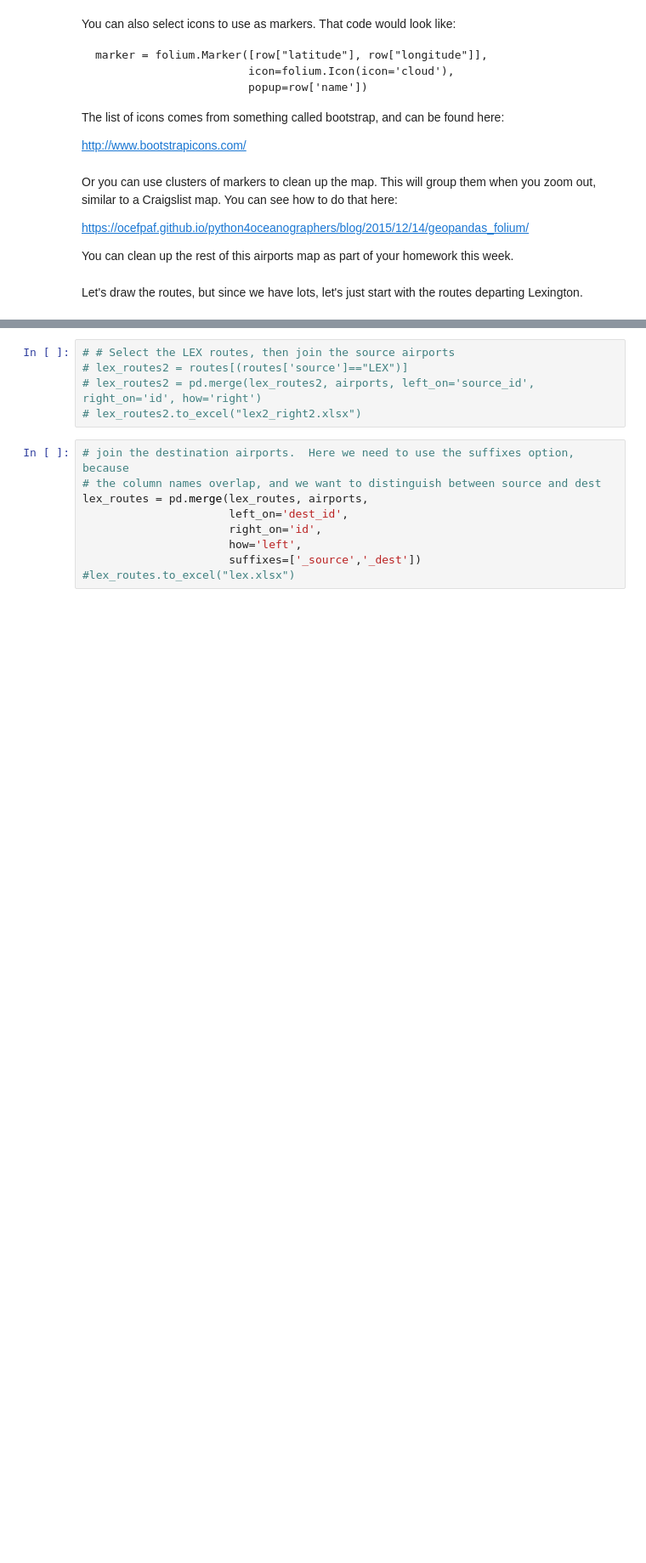
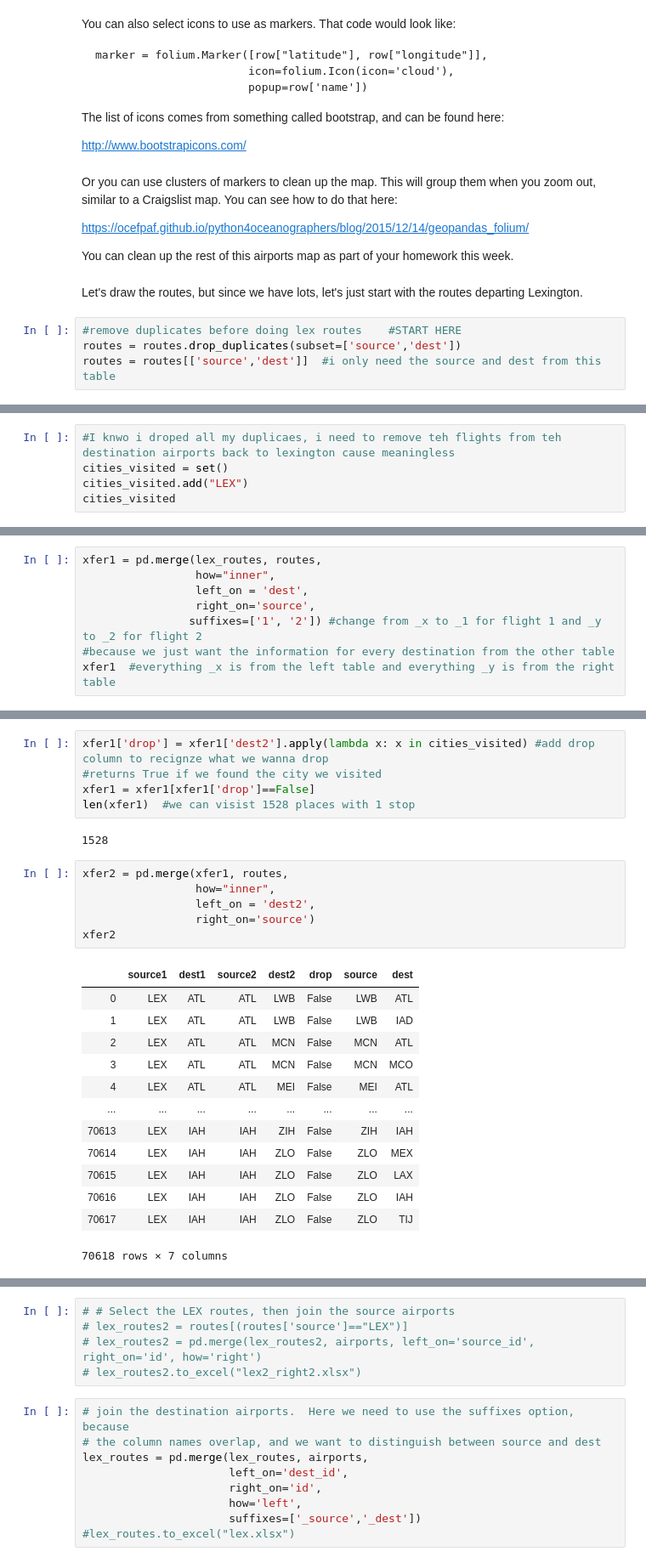
Before and after one commit to mnbo229/ce599, a Jupyter notebook: 08-Mapping/interactive-mapping.ipynb, the cells around one changed output, grey strips where cells are left out. Shown: that part at 85% size. Cells and saved outputs as stored; diff of their text form; blank space fills up the shorter version.

```diff
--- a/08-Mapping/interactive-mapping.ipynb
+++ b/08-Mapping/interactive-mapping.ipynb
@@ -210,3 +210,7 @@ https://ocefpaf.github.io/python4oceanographers/blog/2015/12/14/geopandas_folium
 You can clean up the rest of this airports map as part of your homework this week.
 # %% [markdown]
 Let's draw the routes, but since we have lots, let's just start with the routes departing Lexington.
+# %%
+#remove duplicates before doing lex routes    #START HERE
+routes = routes.drop_duplicates(subset=['source','dest'])
+routes = routes[['source','dest']]  #i only need the source and dest from this table
@@ -212,0 +236,5 @@ Let's draw the routes, but since we have lots, let's just start with the routes
+# %%
+#I knwo i droped all my duplicaes, i need to remove teh flights from teh destination airports back to lexington cause meaningless
+cities_visited = set()
+cities_visited.add("LEX")
+cities_visited
@@ -212,0 +264,8 @@ Let's draw the routes, but since we have lots, let's just start with the routes
+# %%
+xfer1 = pd.merge(lex_routes, routes,
+                 how="inner",
+                 left_on = 'dest',
+                 right_on='source',
+                suffixes=['1', '2']) #change from _x to _1 for flight 1 and _y to _2 for flight 2
+#because we just want the information for every destination from the other table
+xfer1  #everything _x is from the left table and everything _y is from the right table
@@ -212,0 +309,27 @@ Let's draw the routes, but since we have lots, let's just start with the routes
+# %%
+xfer1['drop'] = xfer1['dest2'].apply(lambda x: x in cities_visited) #add drop column to recignze what we wanna drop
+#returns True if we found the city we visited
+xfer1 = xfer1[xfer1['drop']==False]
+len(xfer1)  #we can visist 1528 places with 1 stop
+# %% [output]
+1528
+# %%
+xfer2 = pd.merge(xfer1, routes,
+                 how="inner",
+                 left_on = 'dest2',
+                 right_on='source')
+xfer2
+# %% [output]
+|  | source1 | dest1 | source2 | dest2 | drop | source | dest |
+| 0 | LEX | ATL | ATL | LWB | False | LWB | ATL |
+| 1 | LEX | ATL | ATL | LWB | False | LWB | IAD |
+| 2 | LEX | ATL | ATL | MCN | False | MCN | ATL |
+| 3 | LEX | ATL | ATL | MCN | False | MCN | MCO |
+| 4 | LEX | ATL | ATL | MEI | False | MEI | ATL |
+| ... | ... | ... | ... | ... | ... | ... | ... |
+| 70613 | LEX | IAH | IAH | ZIH | False | ZIH | IAH |
+| 70614 | LEX | IAH | IAH | ZLO | False | ZLO | MEX |
+| 70615 | LEX | IAH | IAH | ZLO | False | ZLO | LAX |
+| 70616 | LEX | IAH | IAH | ZLO | False | ZLO | IAH |
+| 70617 | LEX | IAH | IAH | ZLO | False | ZLO | TIJ |
+70618 rows × 7 columns
```
Also changed, not shown: parts of 11 cells of this notebook.
